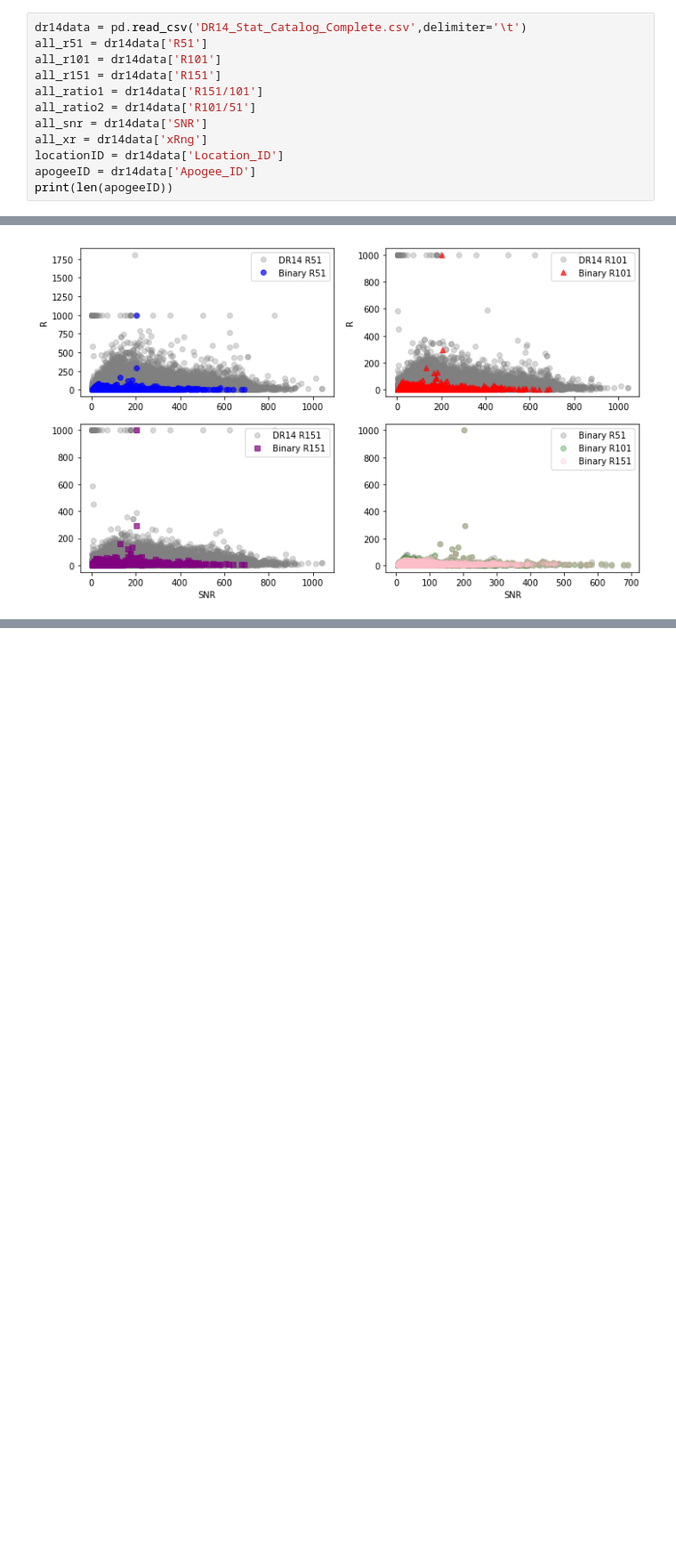
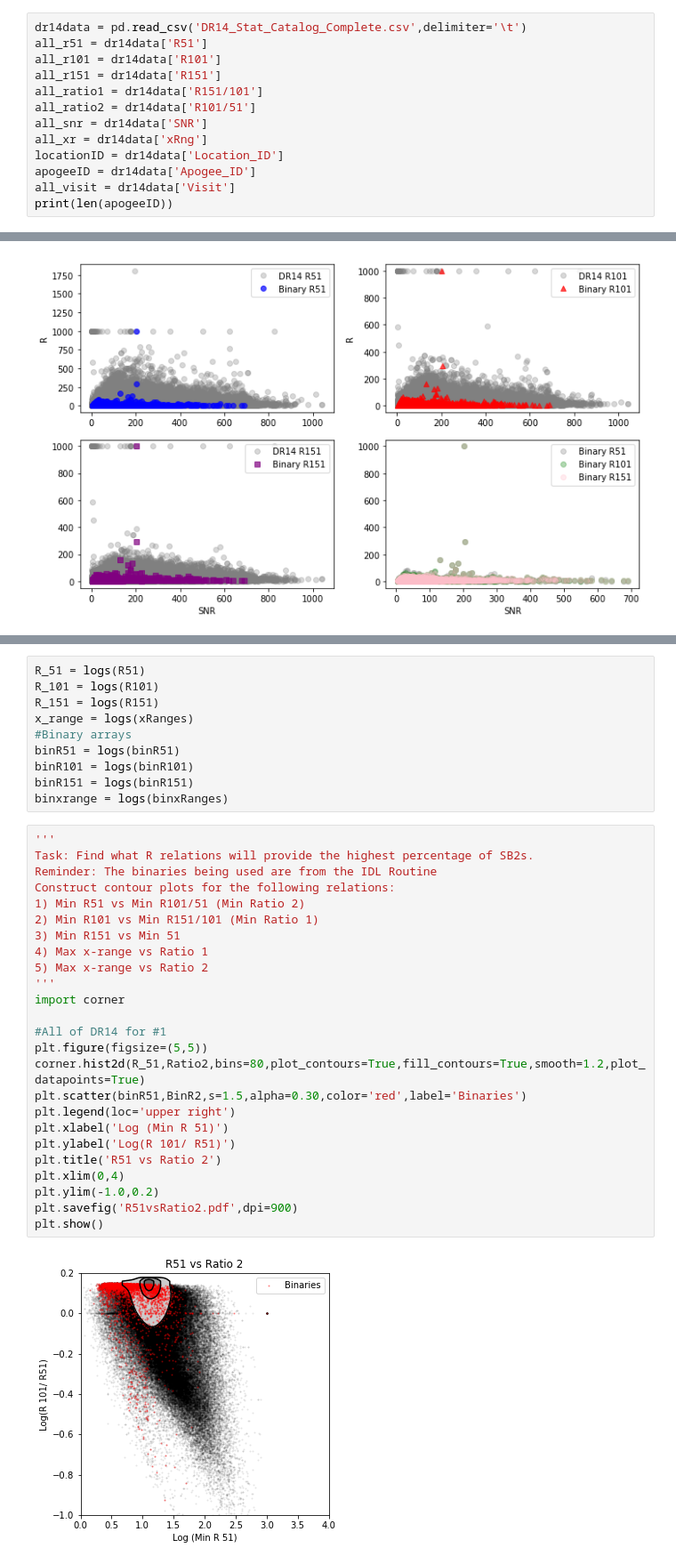
Before and after one commit to reynaa2/Binary-ID-2017, a Jupyter notebook: Read_In_DR14_for_idSB2.ipynb, the cells around one changed output, grey strips where cells are left out. Shown at 89% size. Saved outputs shown, nothing was run; the diff lists cells and outputs as text; blank space fills up the shorter version.

```diff
--- a/Read_In_DR14_for_idSB2.ipynb
+++ b/Read_In_DR14_for_idSB2.ipynb
@@ -191,6 +221,7 @@ all_snr = dr14data['SNR']
 all_xr = dr14data['xRng']
 locationID = dr14data['Location_ID']
 apogeeID = dr14data['Apogee_ID']
+all_visit = dr14data['Visit']
 print(len(apogeeID))
 # %% [output]
 943028
@@ -312,0 +335,37 @@ IndexError: list index out of range
+# %%
+R_51 = logs(R51)
+R_101 = logs(R101)
+R_151 = logs(R151)
+x_range = logs(xRanges)
+#Binary arrays
+binR51 = logs(binR51)
+binR101 = logs(binR101)
+binR151 = logs(binR151)
+binxrange = logs(binxRanges)
+# %%
+'''
+Task: Find what R relations will provide the highest percentage of SB2s.
+Reminder: The binaries being used are from the IDL Routine
+Construct contour plots for the following relations:
+1) Min R51 vs Min R101/51 (Min Ratio 2)
+2) Min R101 vs Min R151/101 (Min Ratio 1)
+3) Min R151 vs Min 51
+4) Max x-range vs Ratio 1
+5) Max x-range vs Ratio 2
+'''
+import corner
+
+#All of DR14 for #1
+plt.figure(figsize=(5,5))
+corner.hist2d(R_51,Ratio2,bins=80,plot_contours=True,fill_contours=True,smooth=1.2,plot_datapoints=True)
+plt.scatter(binR51,BinR2,s=1.5,alpha=0.30,color='red',label='Binaries')
+plt.legend(loc='upper right')
+plt.xlabel('Log (Min R 51)')
+plt.ylabel('Log(R 101/ R51)')
+plt.title('R51 vs Ratio 2')
+plt.xlim(0,4)
+plt.ylim(-1.0,0.2)
+plt.savefig('R51vsRatio2.pdf',dpi=900)
+plt.show()
+# %% [output]
+[figure, added]
```
Also changed, not shown: parts of 18 cells of this notebook.
